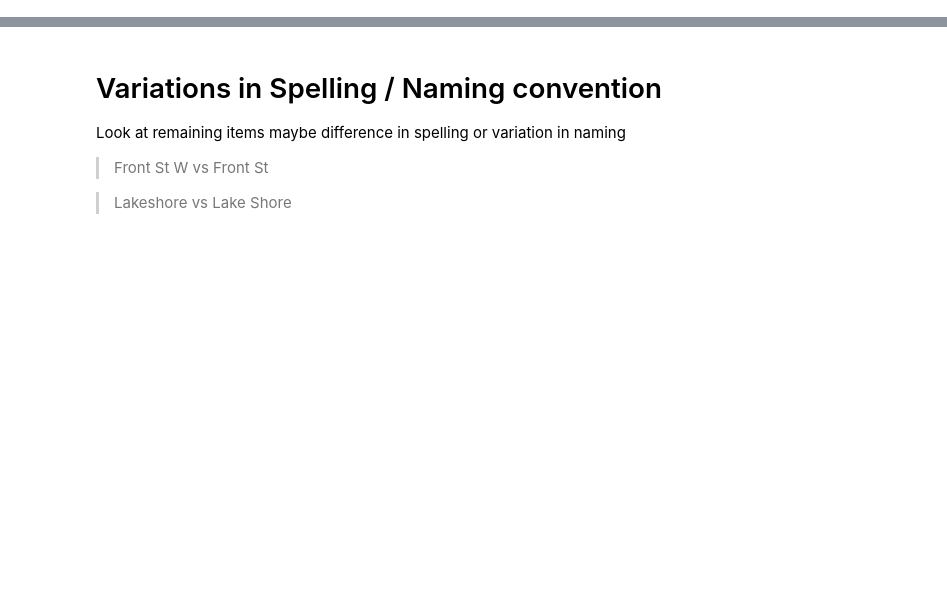
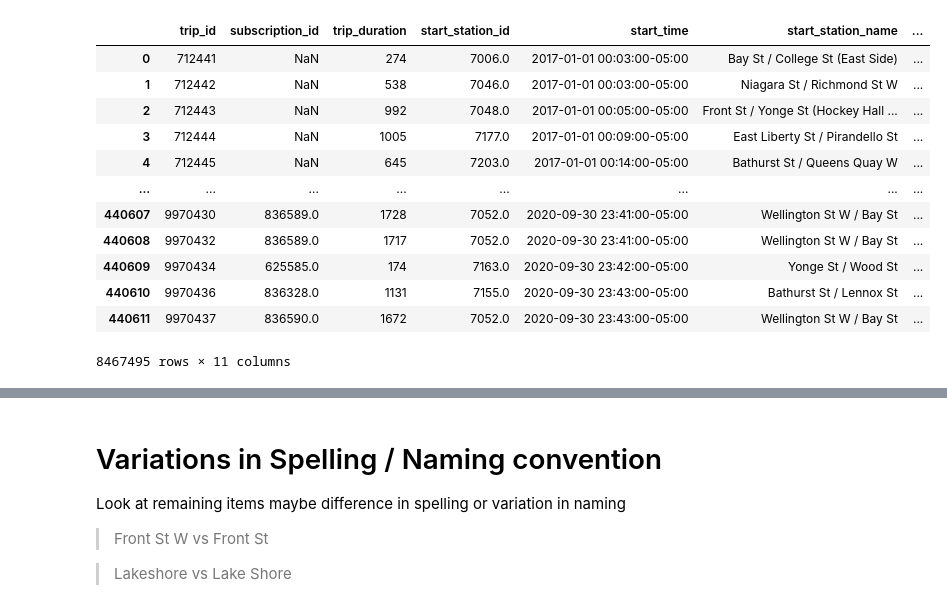
Before and after one commit to yokoyana/toronto_bike_share, a Jupyter notebook: project.ipynb, the cells around one changed output, grey strips where cells are left out. Cells and saved outputs as stored; diff of their text form; code cells hidden in the pictures; blank space fills up the shorter version.

```diff
--- a/project.ipynb
+++ b/project.ipynb
@@ -631,0 +213,3 @@ dtype: float64
+# %%
+#Remove the Humidex_Calc column, not needed for future analysis
+df_weather_data=df_weather_data.drop(columns = ['h_value'])
@@ -631,0 +519,77 @@ dtype: float64
+# %%
+# Build two data frames to be merged later
+df_trips_data = pd.DataFrame()
+df_trips_data2 = pd.DataFrame()
+
+for file in trips_filenames:
+    if '2017' in file:
+        df_trips_data= pd.concat([df_trips_data,pd.read_csv(file)],axis =0)
+
+#Add the 2018 files to the dataframe
+for file in trips_filenames:
+    if '2018' in file:
+        df_trips_data= pd.concat([df_trips_data,pd.read_csv(file)], axis =0)
+
+#Correct column names and add additional columns for Bike ID and subscription ID
+df_trips_data['Bike Id'] = np.nan
+df_trips_data['Subscription Id'] = np.nan
+
+#Convert columns trip start and end times to datetimes. Then, localize to UTC then convert to EST
+df_trips_data['trip_start_time']=df_trips_data['trip_start_time'].str.split("(").str[0]
+df_trips_data['trip_start_time']=pd.to_datetime(df_trips_data['trip_start_time'])
+df_trips_data['trip_start_time']=df_trips_data['trip_start_time'].dt.tz_localize(tz='UTC')
+df_trips_data['trip_start_time']=df_trips_data['trip_start_time'].dt.tz_convert(tz='EST')
+
+df_trips_data['trip_stop_time']=df_trips_data['trip_stop_time'].str.split("(").str[0]
+df_trips_data['trip_stop_time']=pd.to_datetime(df_trips_data['trip_stop_time'])
+df_trips_data['trip_stop_time']=df_trips_data['trip_stop_time'].dt.tz_localize(tz='UTC')
+df_trips_data['trip_stop_time']=df_trips_data['trip_stop_time'].dt.tz_convert(tz='EST')
+
+#correct the order of the columns to match the 2019/2020 data
+cols = df_trips_data.columns.tolist()
+new_order = [0,10,3,4,1,5,6,2,7,9,8]
+cols = [cols[i] for i in new_order]
+
+#reorder columns of the Data frame
+df_trips_data = df_trips_data[cols]
+
+#rename column headers of the data frame
+df_trips_data.columns = trips_data['bike_share_2019-1.csv'].columns.tolist()
+
+#complete the reading of all the files to the second dataframe
+for file in trips_filenames:
+    if ('2019' in file) |('2020' in file) :
+        df_trips_data2  = pd.concat([df_trips_data2 ,pd.read_csv(file)], axis=0)
+
+# Let's remove double spaces from the column names
+df_trips_data.columns = ['_'.join(col.split()).lower() for col in df_trips_data.columns]
+df_trips_data2.columns = ['_'.join(col.split()).lower() for col in df_trips_data2.columns]
+
+#Convert columns trip start and end times to datetimes. Then, localize to EST
+df_trips_data2['start_time']=df_trips_data2['start_time'].str.split("(").str[0]
+df_trips_data2['start_time']=pd.to_datetime(df_trips_data2['start_time'])
+df_trips_data2['start_time']=df_trips_data2['start_time'].dt.tz_localize(tz='EST')
+
+df_trips_data2['end_time']=df_trips_data2['end_time'].str.split("(").str[0]
+df_trips_data2['end_time']=pd.to_datetime(df_trips_data2['end_time'])
+df_trips_data2['end_time']=df_trips_data2['end_time'].dt.tz_localize(tz='EST')
+
+#Combine the two dataframes
+df_trips_data=pd.concat([df_trips_data ,df_trips_data2], axis=0)
+
+#view data frame
+df_trips_data.head(-50)
+# %% [output]
+|  | trip_id | subscription_id | trip_duration | start_station_id | start_time | start_station_name | ... |
+| 0 | 712441 | NaN | 274 | 7006.0 | 2017-01-01 00:03:00-05:00 | Bay St / College St (East Side) | ... |
+| 1 | 712442 | NaN | 538 | 7046.0 | 2017-01-01 00:03:00-05:00 | Niagara St / Richmond St W | ... |
+| 2 | 712443 | NaN | 992 | 7048.0 | 2017-01-01 00:05:00-05:00 | Front St / Yonge St (Hockey Hall ... | ... |
+| 3 | 712444 | NaN | 1005 | 7177.0 | 2017-01-01 00:09:00-05:00 | East Liberty St / Pirandello St | ... |
+| 4 | 712445 | NaN | 645 | 7203.0 | 2017-01-01 00:14:00-05:00 | Bathurst St / Queens Quay W | ... |
+| ... | ... | ... | ... | ... | ... | ... | ... |
+| 440607 | 9970430 | 836589.0 | 1728 | 7052.0 | 2020-09-30 23:41:00-05:00 | Wellington St W / Bay St | ... |
+| 440608 | 9970432 | 836589.0 | 1717 | 7052.0 | 2020-09-30 23:41:00-05:00 | Wellington St W / Bay St | ... |
+| 440609 | 9970434 | 625585.0 | 174 | 7163.0 | 2020-09-30 23:42:00-05:00 | Yonge St / Wood St | ... |
+| 440610 | 9970436 | 836328.0 | 1131 | 7155.0 | 2020-09-30 23:43:00-05:00 | Bathurst St / Lennox St | ... |
+| 440611 | 9970437 | 836590.0 | 1672 | 7052.0 | 2020-09-30 23:43:00-05:00 | Wellington St W / Bay St | ... |
+8467495 rows × 11 columns
```
Also changed, not shown: parts of 161 cells of this notebook.
